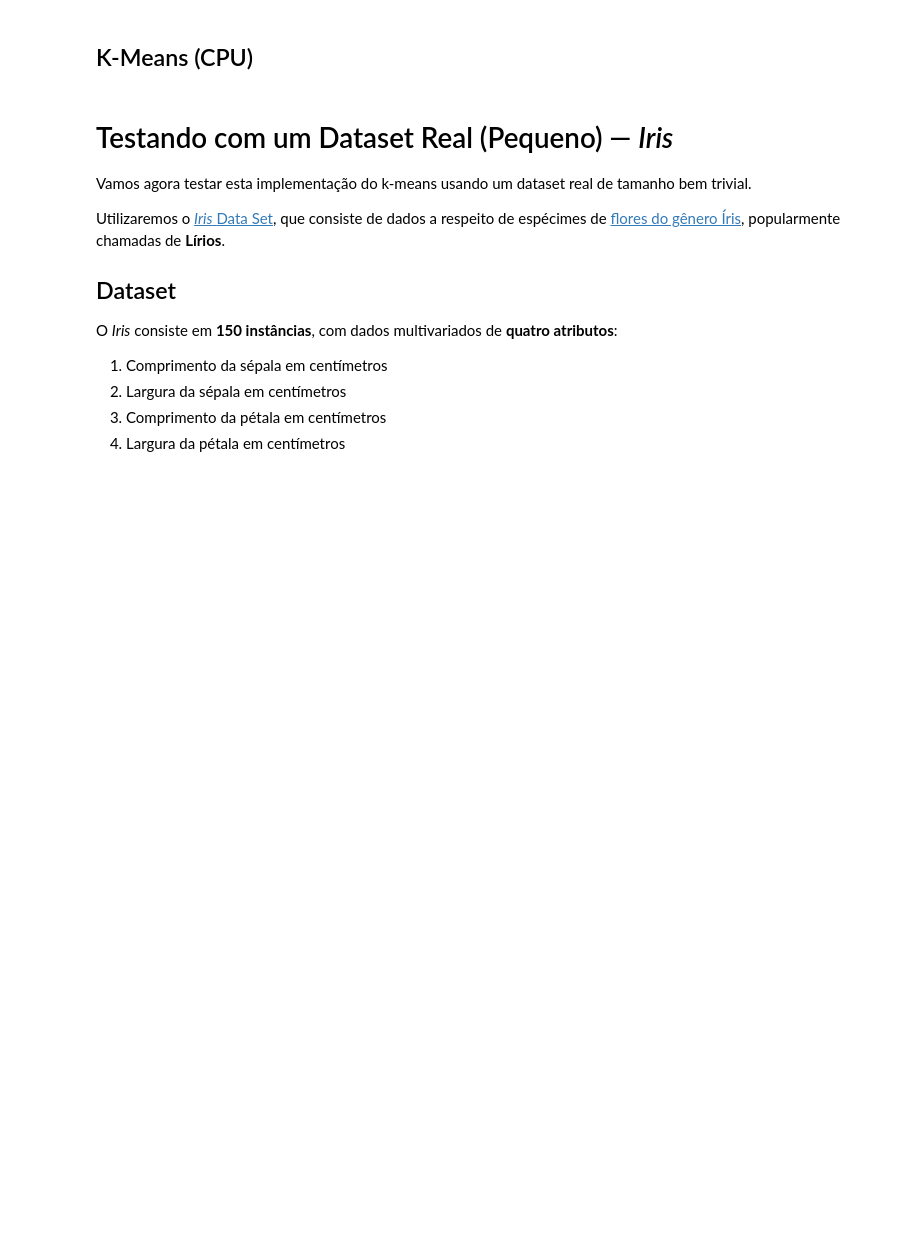
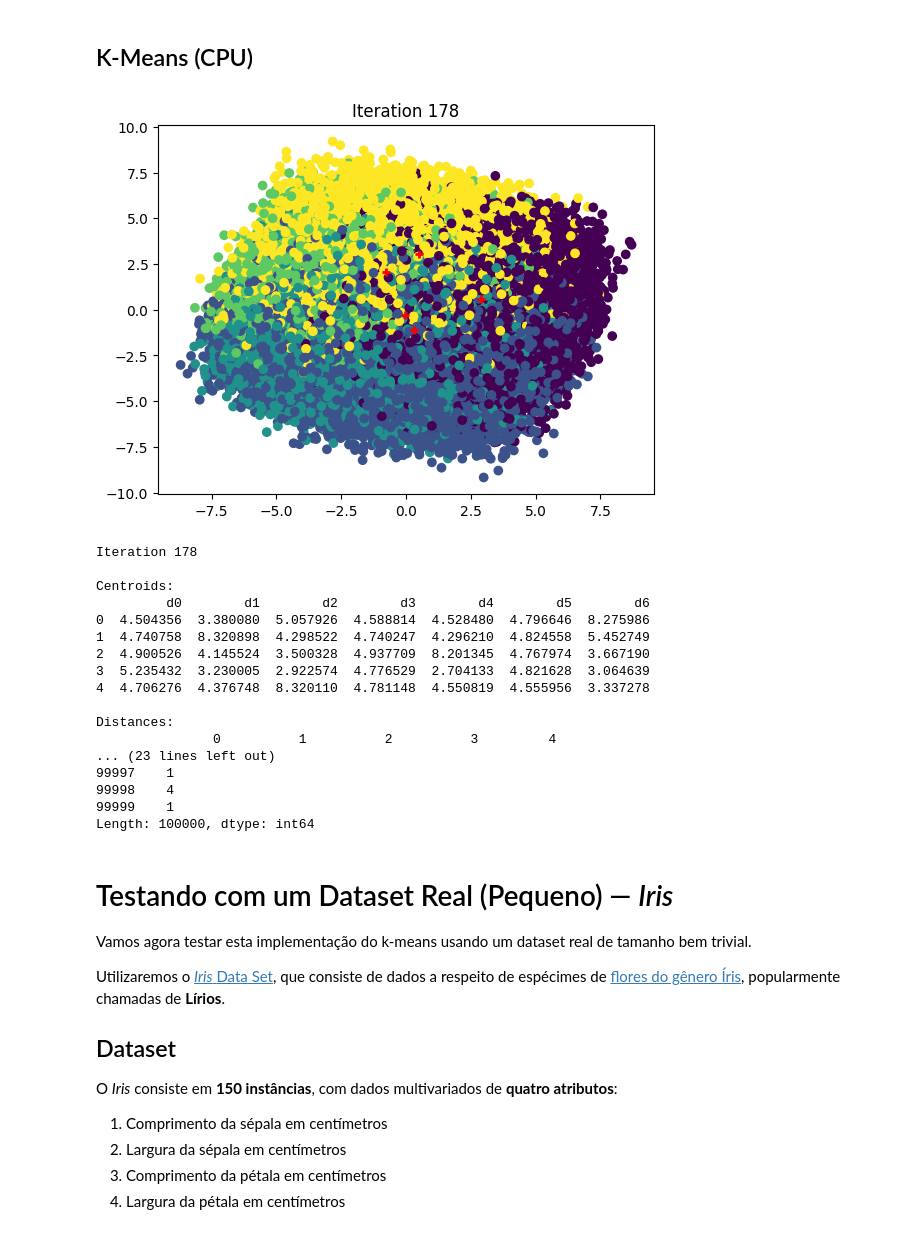
Before and after one commit to vinivosh/ufu-tcc2, a Jupyter notebook: code/examples-and-tests/kMeansCPU.ipynb, the cells around one changed output. Drawn from its saved outputs; the diff is of its cells as text; code cells hidden in the pictures; blank space fills up the shorter version.

```diff
--- a/code/examples-and-tests/kMeansCPU.ipynb
+++ b/code/examples-and-tests/kMeansCPU.ipynb
@@ -90,7 +90,26 @@ def kMeansCPU(dataset:pd.DataFrame, k=3, maxIter=100, plotResults=False, debug=F
     return closestCent
 # %%
 # ! Descomente para rodar de fato
-# result, centroids = kMeansCPU(dataset, K, MAX_ITERATIONS, PLOT_RESULTS, DEBUG)
+result = kMeansCPU(dataset, K, MAX_ITERATIONS, PLOT_RESULTS, DEBUG)
+# %% [output]
+[figure, added]
+Iteration 178
+
+Centroids:
+         d0        d1        d2        d3        d4        d5        d6
+0  4.504356  3.380080  5.057926  4.588814  4.528480  4.796646  8.275986
+1  4.740758  8.320898  4.298522  4.740247  4.296210  4.824558  5.452749
+2  4.900526  4.145524  3.500328  4.937709  8.201345  4.767974  3.667190
+3  5.235432  3.230005  2.922574  4.776529  2.704133  4.821628  3.064639
+4  4.706276  4.376748  8.320110  4.781148  4.550819  4.555956  3.337278
+
+Distances:
+               0          1          2          3         4
+... (23 lines left out)
+99997    1
+99998    4
+99999    1
+Length: 100000, dtype: int64
 # %% [markdown]
 # Testando com um Dataset Real (Pequeno) — *Iris*
 
```
Also changed, not shown: parts of 1 cell of this notebook, 1 other file.
